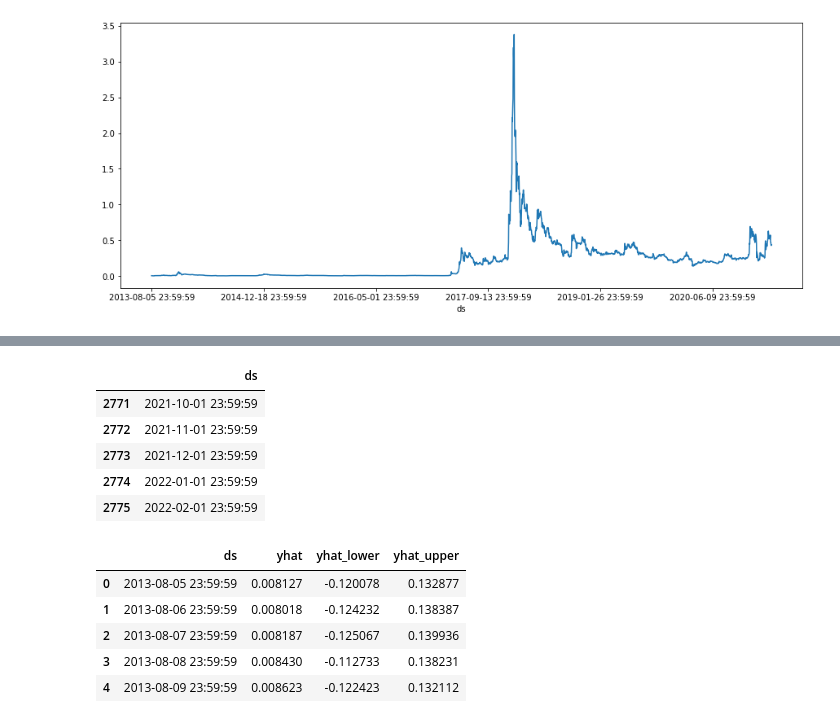
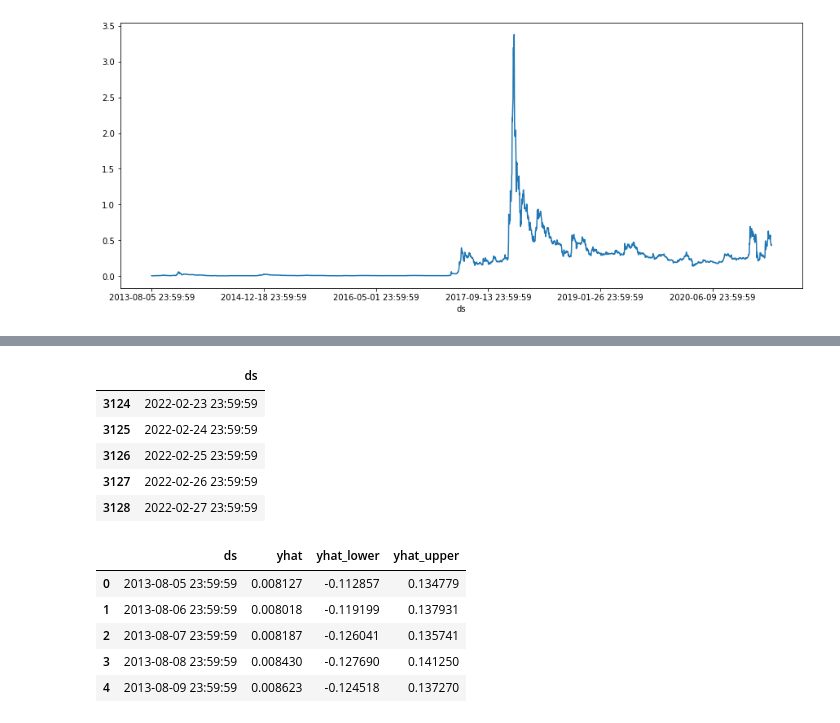
Before and after one commit to samuzaffar99/Crypto-Price-Pred, a Jupyter notebook: XRP_prophet.ipynb, the cells around one changed output, grey strips where cells are left out. Drawn from its saved outputs; the diff is of its cells as text; code cells hidden in the pictures.

```diff
--- a/XRP_prophet.ipynb
+++ b/XRP_prophet.ipynb
@@ -44,23 +45,23 @@ m.fit(df)
 # %%
-future = m.make_future_dataframe(periods=12, freq ='MS')
+future = m.make_future_dataframe(periods=365)
 future.tail()
 # %% [output]
 |  | ds |
-| 2771 | 2021-10-01 23:59:59 |
-| 2772 | 2021-11-01 23:59:59 |
-| 2773 | 2021-12-01 23:59:59 |
-| 2774 | 2022-01-01 23:59:59 |
-| 2775 | 2022-02-01 23:59:59 |
+| 3124 | 2022-02-23 23:59:59 |
+| 3125 | 2022-02-24 23:59:59 |
+| 3126 | 2022-02-25 23:59:59 |
+| 3127 | 2022-02-26 23:59:59 |
+| 3128 | 2022-02-27 23:59:59 |
 # %%
 forecast = m.predict(future)
 forecast[['ds', 'yhat', 'yhat_lower', 'yhat_upper']].head()
 # %% [output]
 |  | ds | yhat | yhat_lower | yhat_upper |
-| 0 | 2013-08-05 23:59:59 | 0.008127 | -0.120078 | 0.132877 |
-| 1 | 2013-08-06 23:59:59 | 0.008018 | -0.124232 | 0.138387 |
-| 2 | 2013-08-07 23:59:59 | 0.008187 | -0.125067 | 0.139936 |
-| 3 | 2013-08-08 23:59:59 | 0.008430 | -0.112733 | 0.138231 |
-| 4 | 2013-08-09 23:59:59 | 0.008623 | -0.122423 | 0.132112 |
+| 0 | 2013-08-05 23:59:59 | 0.008127 | -0.112857 | 0.134779 |
+| 1 | 2013-08-06 23:59:59 | 0.008018 | -0.119199 | 0.137931 |
+| 2 | 2013-08-07 23:59:59 | 0.008187 | -0.126041 | 0.135741 |
+| 3 | 2013-08-08 23:59:59 | 0.008430 | -0.127690 | 0.141250 |
+| 4 | 2013-08-09 23:59:59 | 0.008623 | -0.124518 | 0.137270 |
 # %%
 fig1 = m.plot(forecast)
 forecast.plot(x='ds',y='yhat',legend=True,label='predictions',figsize=(12,6))
```
Also changed, not shown: parts of 8 cells of this notebook.
